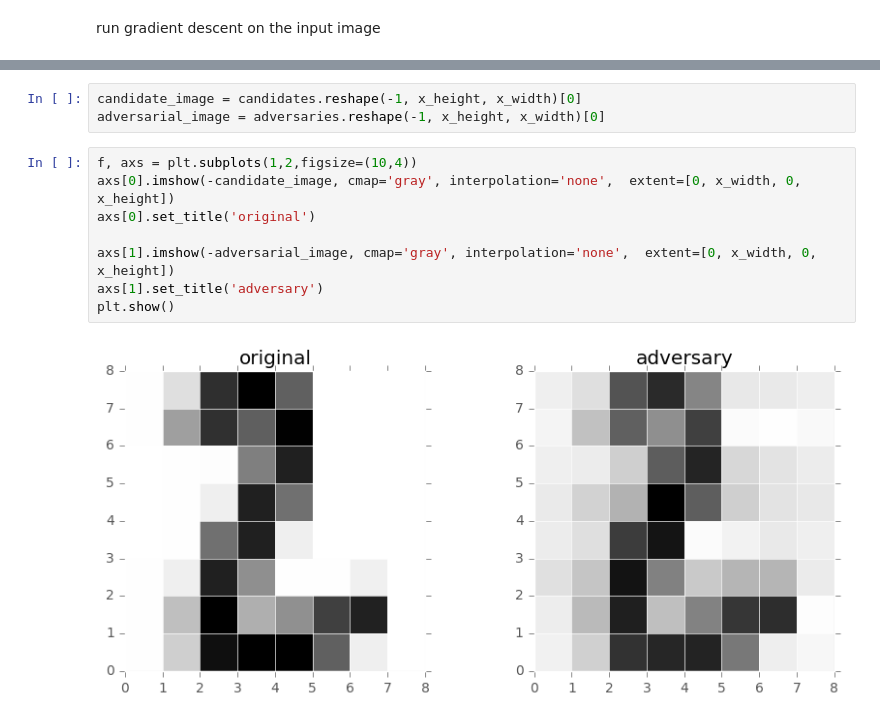
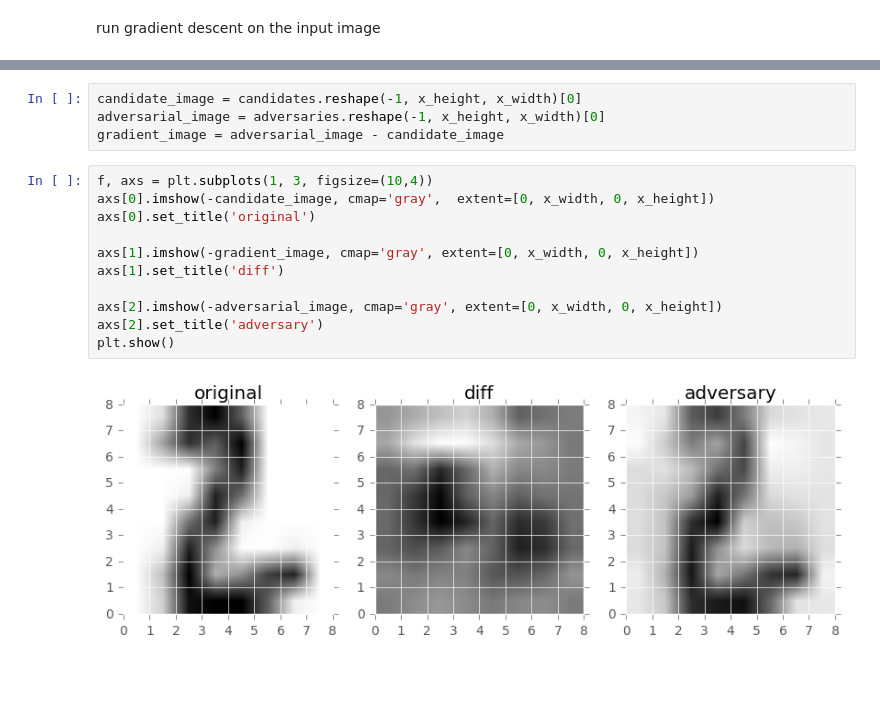
Before and after one commit to regata/playground, a Jupyter notebook: tensorflow/02_convolutional_neural_network.ipynb, the cells around one changed output, grey strips where cells are left out. Drawn from its saved outputs; the diff is of its cells as text; blank space fills up the shorter version.

Commit message:
better visualizations

```diff
--- a/tensorflow/02_convolutional_neural_network.ipynb
+++ b/tensorflow/02_convolutional_neural_network.ipynb
@@ -243,13 +243,17 @@ accuracy = 1.000000 cross_entropy = 0.843458
 # %%
 candidate_image = candidates.reshape(-1, x_height, x_width)[0]
 adversarial_image = adversaries.reshape(-1, x_height, x_width)[0]
+gradient_image = adversarial_image - candidate_image
 # %%
-f, axs = plt.subplots(1,2,figsize=(10,4))
-axs[0].imshow(-candidate_image, cmap='gray', interpolation='none',  extent=[0, x_width, 0, x_height])
+f, axs = plt.subplots(1, 3, figsize=(10,4))
+axs[0].imshow(-candidate_image, cmap='gray',  extent=[0, x_width, 0, x_height])
 axs[0].set_title('original')
 
-axs[1].imshow(-adversarial_image, cmap='gray', interpolation='none',  extent=[0, x_width, 0, x_height])
-axs[1].set_title('adversary')
+axs[1].imshow(-gradient_image, cmap='gray', extent=[0, x_width, 0, x_height])
+axs[1].set_title('diff')
+
+axs[2].imshow(-adversarial_image, cmap='gray', extent=[0, x_width, 0, x_height])
+axs[2].set_title('adversary')
 plt.show()
 # %% [output]
-[figure, old version]
+[figure, new version]
```
Also changed, not shown: parts of 2 cells of this notebook.
